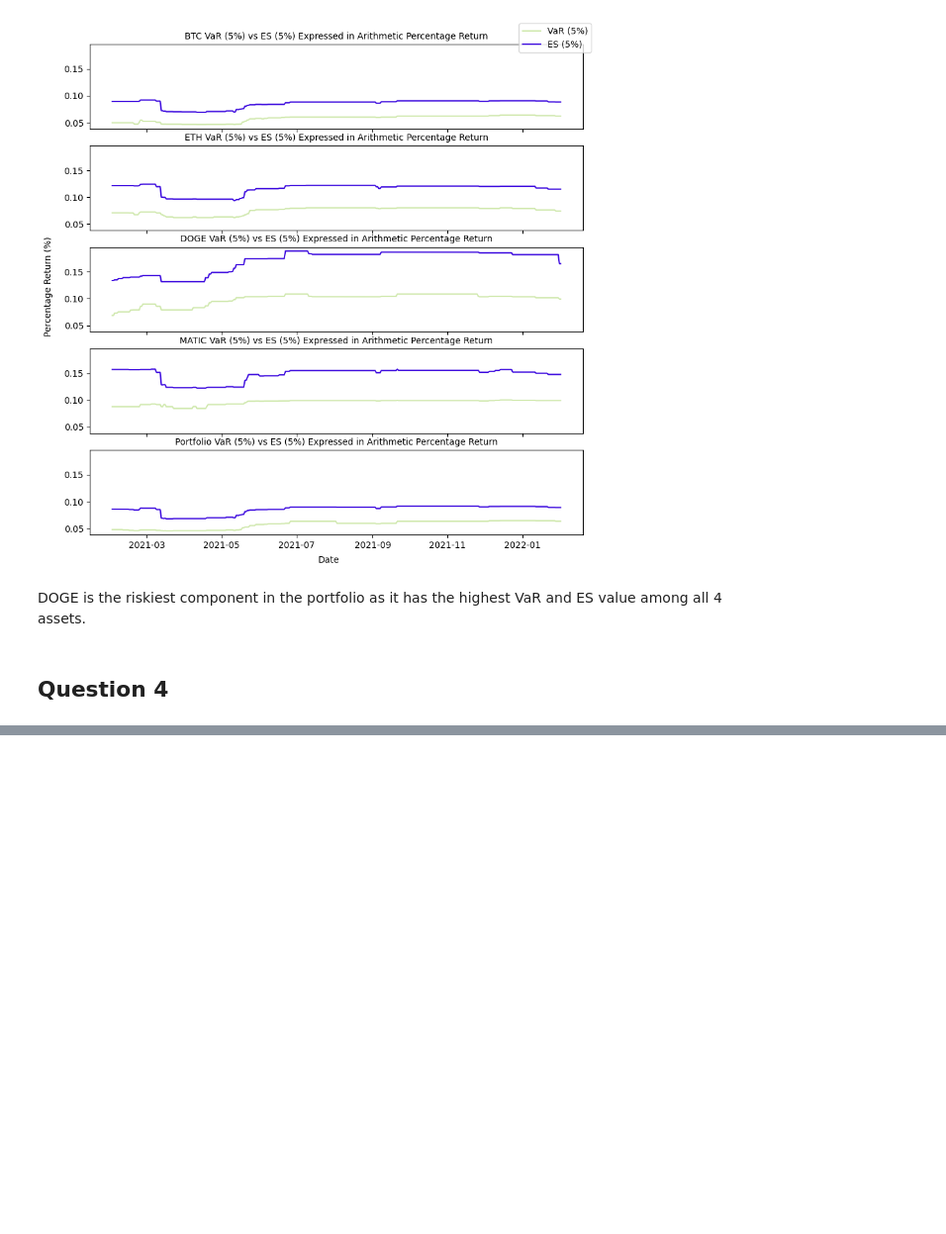
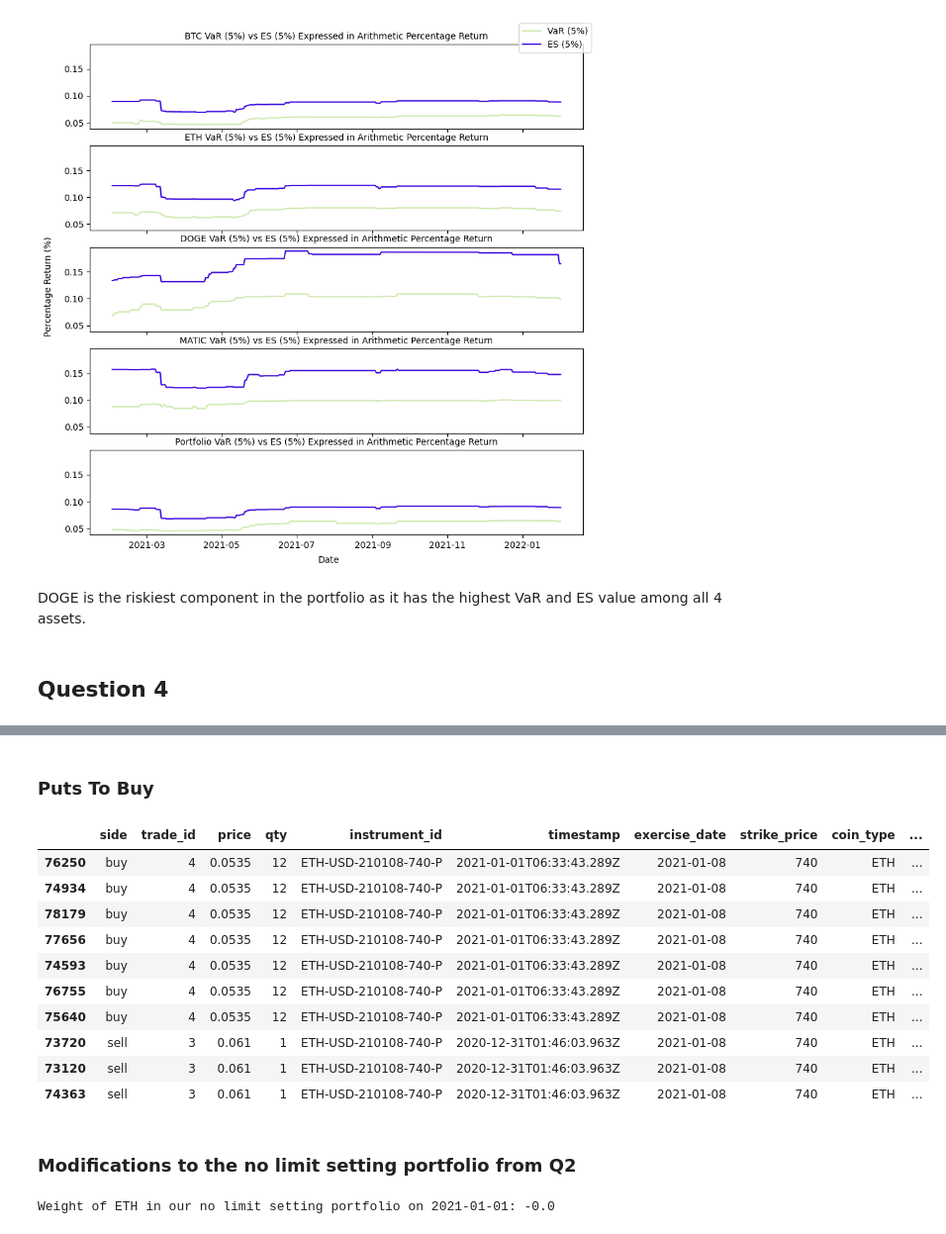
Before and after one commit to remuslum/BT4016team, a Jupyter notebook: Project.ipynb, the cells around one changed output, grey strips where cells are left out. Shown at 99% size. Drawn from its saved outputs; the diff is of its cells as text; code cells hidden in the pictures; blank space fills up the shorter version.

```diff
--- a/Project.ipynb
+++ b/Project.ipynb
@@ -810,0 +605,30 @@ plt.show()
+# %% [markdown]
+### Puts To Buy
+# %%
+putdiff = strikeprice - putstobuy['strike_price'].astype(int)
+putcandidates = deepcopy(putstobuy)
+putcandidates['abs_diff'] = putdiff.abs()
+putcandidates = putcandidates.sort_values('abs_diff', ascending=True)
+idealsp = int(callcandidates.iloc[0]['strike_price'])
+putcandidates = putcandidates.loc[putcandidates['strike_price'].astype(int) == idealsp]
+putcandidates = putcandidates.sort_values('price', ascending=True)
+putcandidates.head(20)
+# %% [output]
+|  | side | trade_id | price | qty | instrument_id | timestamp | exercise_date | strike_price | coin_type | ... |
+| 76250 | buy | 4 | 0.0535 | 12 | ETH-USD-210108-740-P | 2021-01-01T06:33:43.289Z | 2021-01-08 | 740 | ETH | ... |
+| 74934 | buy | 4 | 0.0535 | 12 | ETH-USD-210108-740-P | 2021-01-01T06:33:43.289Z | 2021-01-08 | 740 | ETH | ... |
+| 78179 | buy | 4 | 0.0535 | 12 | ETH-USD-210108-740-P | 2021-01-01T06:33:43.289Z | 2021-01-08 | 740 | ETH | ... |
+| 77656 | buy | 4 | 0.0535 | 12 | ETH-USD-210108-740-P | 2021-01-01T06:33:43.289Z | 2021-01-08 | 740 | ETH | ... |
+| 74593 | buy | 4 | 0.0535 | 12 | ETH-USD-210108-740-P | 2021-01-01T06:33:43.289Z | 2021-01-08 | 740 | ETH | ... |
+| 76755 | buy | 4 | 0.0535 | 12 | ETH-USD-210108-740-P | 2021-01-01T06:33:43.289Z | 2021-01-08 | 740 | ETH | ... |
+| 75640 | buy | 4 | 0.0535 | 12 | ETH-USD-210108-740-P | 2021-01-01T06:33:43.289Z | 2021-01-08 | 740 | ETH | ... |
+| 73720 | sell | 3 | 0.061 | 1 | ETH-USD-210108-740-P | 2020-12-31T01:46:03.963Z | 2021-01-08 | 740 | ETH | ... |
+| 73120 | sell | 3 | 0.061 | 1 | ETH-USD-210108-740-P | 2020-12-31T01:46:03.963Z | 2021-01-08 | 740 | ETH | ... |
+| 74363 | sell | 3 | 0.061 | 1 | ETH-USD-210108-740-P | 2020-12-31T01:46:03.963Z | 2021-01-08 | 740 | ETH | ... |
+# %% [markdown]
+### Modifications to the no limit setting portfolio from Q2
+# %%
+ethweightatpurchase = weights_no_lim_holdings_df.loc['2021-01-01']['ETH']
+print(f'Weight of ETH in our no limit setting portfolio on 2021-01-01: {ethweightatpurchase}')
+# %% [output]
+Weight of ETH in our no limit setting portfolio on 2021-01-01: -0.0
```
Also changed, not shown: parts of 52 cells of this notebook.
